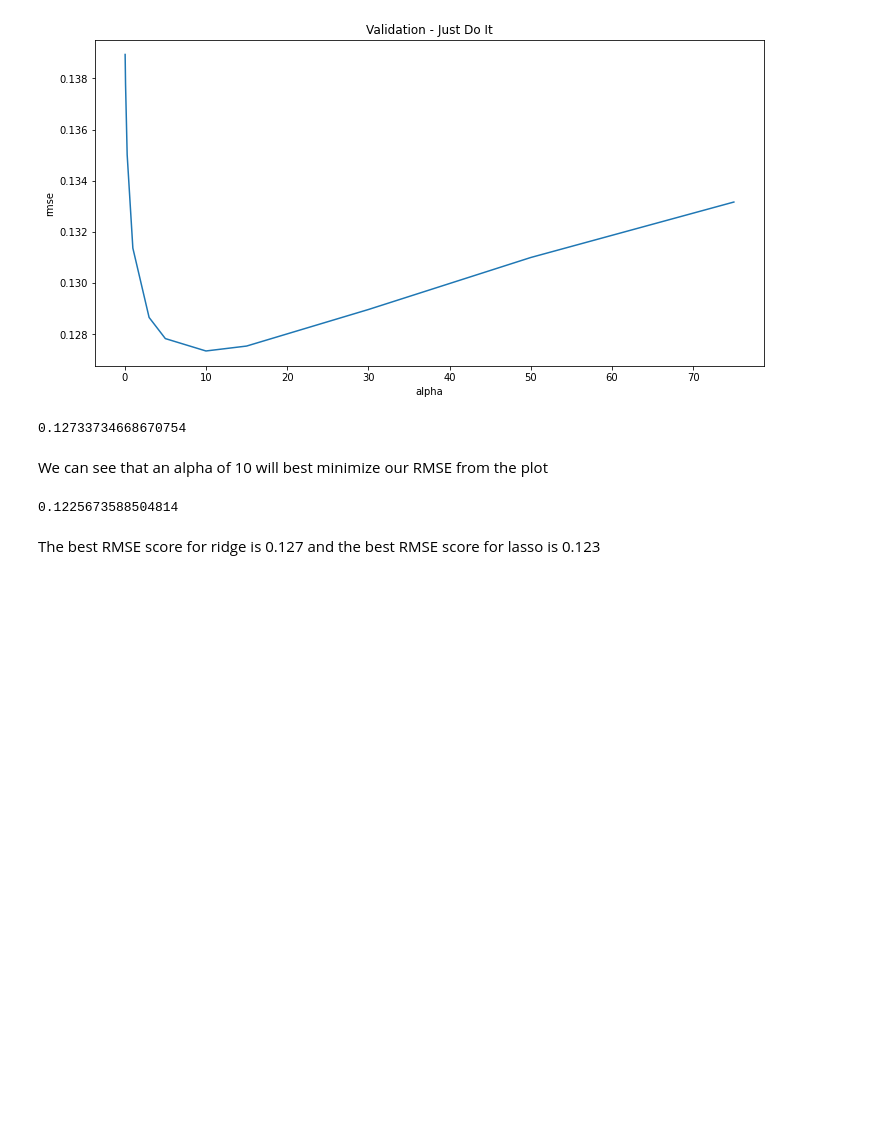
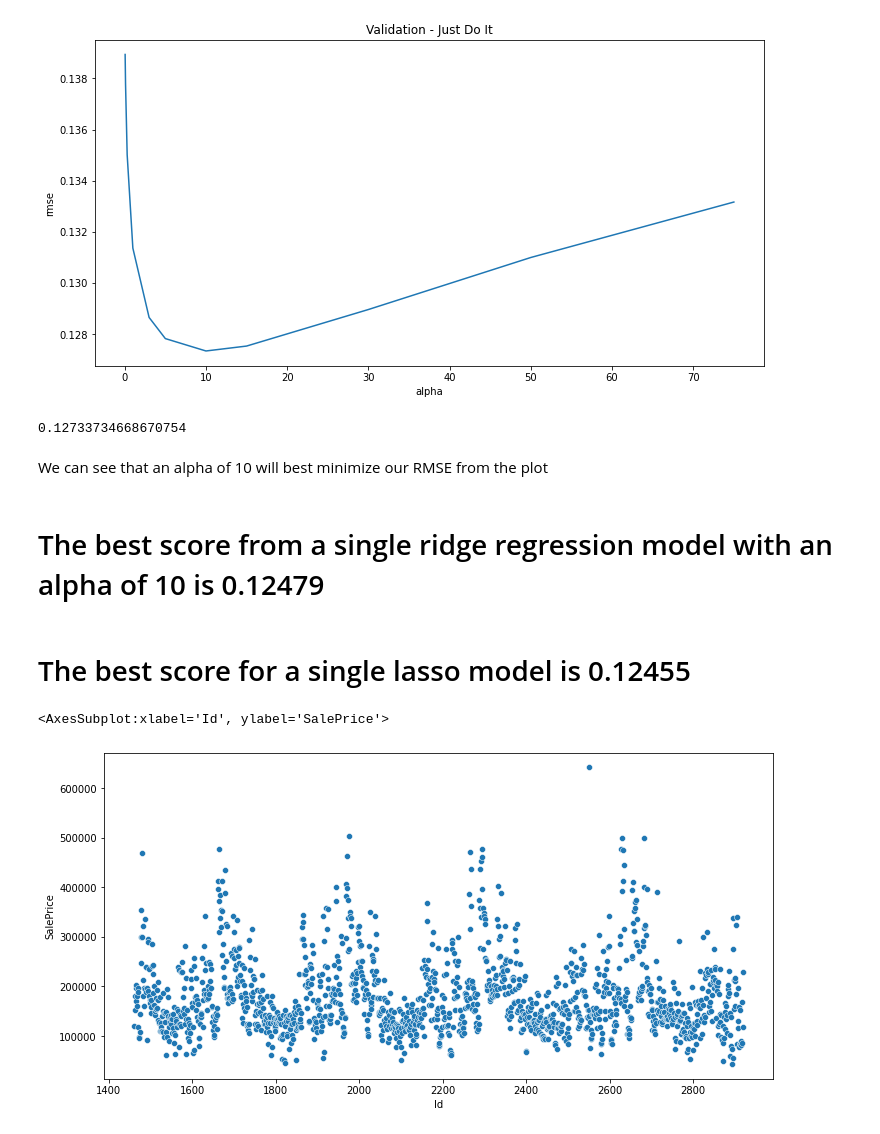
Before and after one commit to JacksonPaull/ee_460j_dslab, a Jupyter notebook: code.ipynb, the cells around one changed output. Drawn from its saved outputs; the diff is of its cells as text; code cells hidden in the pictures; blank space fills up the shorter version.

```diff
--- a/code.ipynb
+++ b/code.ipynb
@@ -191,7 +201,7 @@ X_train = all_data[:train.shape[0]]
 X_test = all_data[train.shape[0]:]
 y = train.SalePrice
 # %%
-model_ridge = Ridge()
+model_ridge = Ridge(0.1)
 rmse= np.sqrt(-cross_val_score(Ridge(0.1), X_train, y, scoring="neg_mean_squared_error", cv = 5))
 print("RMSE: ", rmse)
 print("RMSE Average:", rmse.mean())
@@ -203,4 +213,10 @@ RMSE Average: 0.137775382771879
 # RMSE Average: 0.137775382771879
+# %%
+model_ridge.fit(X_train, y)
+RidgePredictions = np.expm1(model_ridge.predict(X_test))
+submission = pd.DataFrame({ 'Id': test.Id,
+                            'SalePrice': RidgePredictions })
+submission.to_csv("submission.csv", index=False)
 # %%
 def rmse_cv(model):
     rmse= np.sqrt(-cross_val_score(model, X_train, y, scoring="neg_mean_squared_error", cv = 5))
@@ -221,10 +237,26 @@ print(cv_ridge.min())
 0.12733734668670754
 # %% [markdown]
 We can see that an alpha of 10 will best minimize our RMSE from the plot
+# %%
+model_ridge = Ridge(10)
+model_ridge.fit(X_train, y)
+RidgePredictions = np.expm1(model_ridge.predict(X_test))
+RidgeSubmission = pd.DataFrame({ 'Id': test.Id,
+                            'SalePrice': RidgePredictions })
+RidgeSubmission.to_csv("RidgeSubmission.csv", index=False)
+# %% [markdown]
+# The best score from a single ridge regression model with an alpha of 10 is 0.12479
 # %%
 model_lasso = LassoCV(alphas = [1, 0.1, 0.001, 0.0005]).fit(X_train, y)
 rmse_cv(model_lasso).mean()
+lassoPredictions = np.expm1(model_lasso.predict(X_test))
+LassoSubmission = pd.DataFrame({ 'Id': test.Id,
+                            'SalePrice': lassoPredictions })
+LassoSubmission.to_csv("LassoSubmission.csv", index=False)
-# %% [output]
-0.1225673588504814
-# %% [markdown]
-The best RMSE score for ridge is 0.127 and the best RMSE score for lasso is 0.123
+# %% [markdown]
+# The best score for a single lasso model is 0.12455
+# %%
+sns.scatterplot(x = LassoSubmission["Id"], y = LassoSubmission["SalePrice"])
+# %% [output]
+<AxesSubplot:xlabel='Id', ylabel='SalePrice'>
+[figure, added]
```
Also changed, not shown: parts of 12 cells of this notebook.
